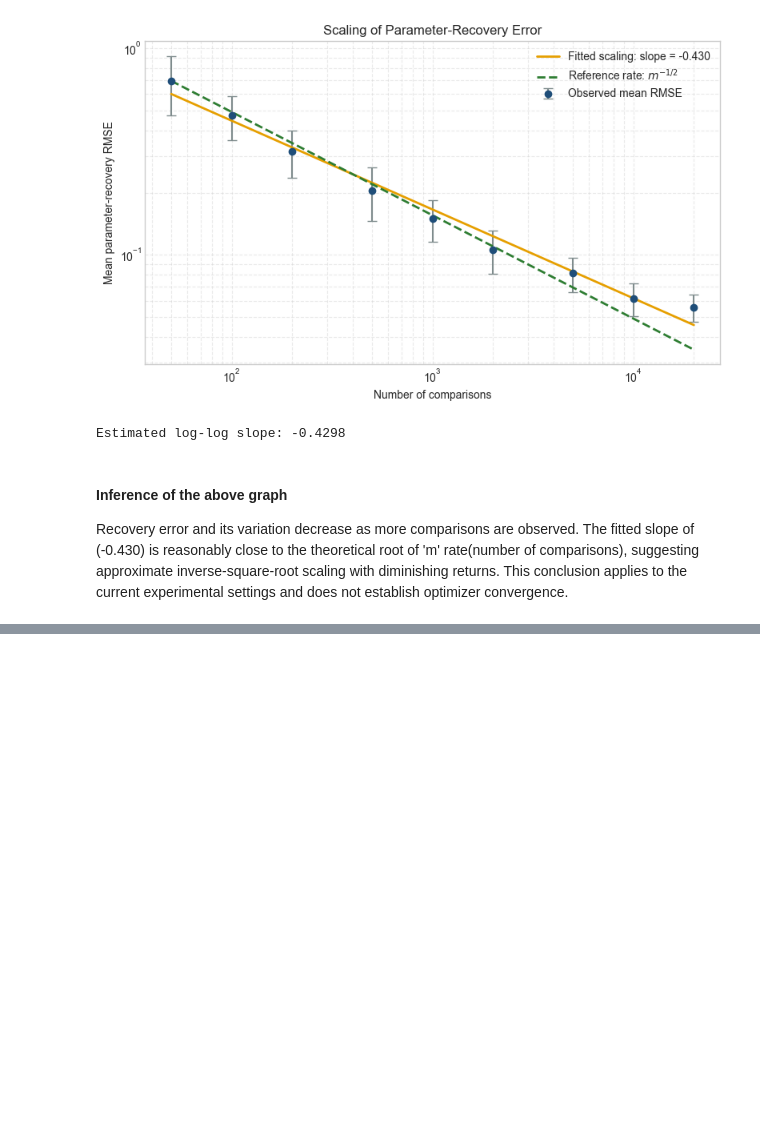
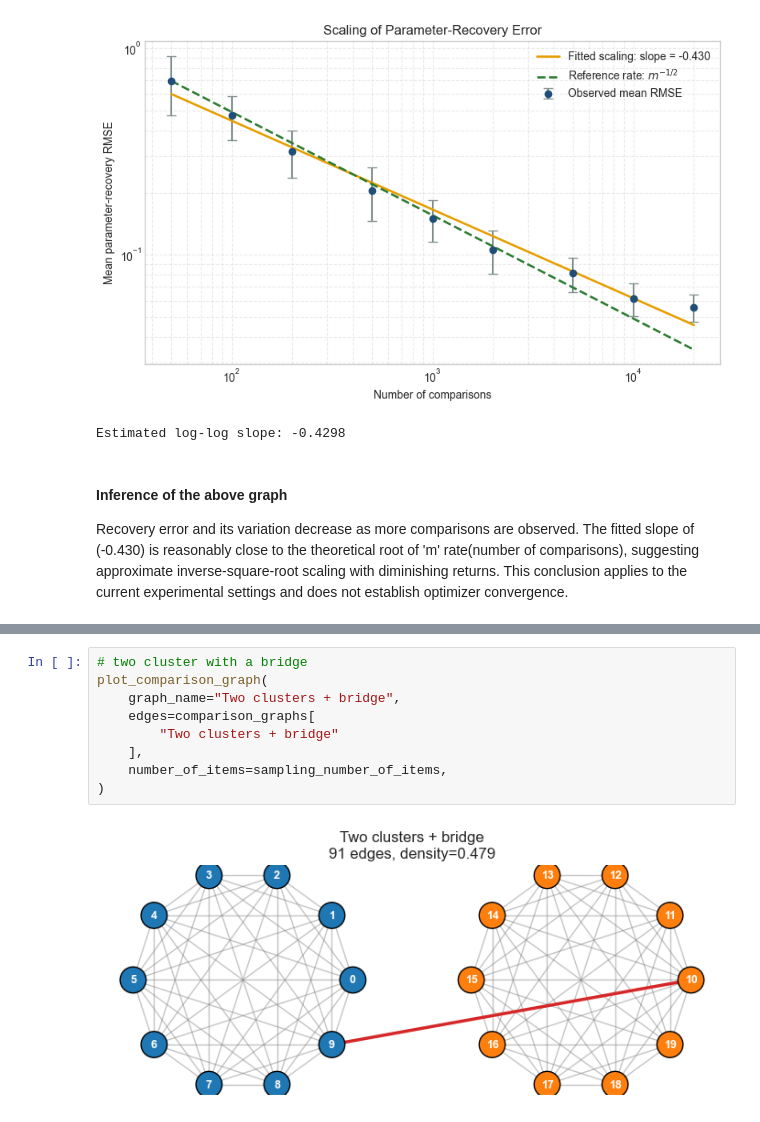
Before and after one commit to rbhdsks/Learning-from-Comparison-Data-Master-Thesis-Project-, a Jupyter notebook: notebooks/experiments/01_BradleyTerry_recovery.ipynb, the cells around one changed output, grey strips where cells are left out. Saved outputs shown, nothing was run; the diff lists cells and outputs as text; blank space fills up the shorter version.

```diff
--- a/notebooks/experiments/01_BradleyTerry_recovery.ipynb
+++ b/notebooks/experiments/01_BradleyTerry_recovery.ipynb
@@ -637,0 +1579,11 @@ Completed 80 items with 8000 comparisons in 51.89 seconds
+# %%
+# two cluster with a bridge
+plot_comparison_graph(
+    graph_name="Two clusters + bridge",
+    edges=comparison_graphs[
+        "Two clusters + bridge"
+    ],
+    number_of_items=sampling_number_of_items,
+)
+# %% [output]
+[figure, added]
```
Also changed, not shown: parts of 32 cells of this notebook.
